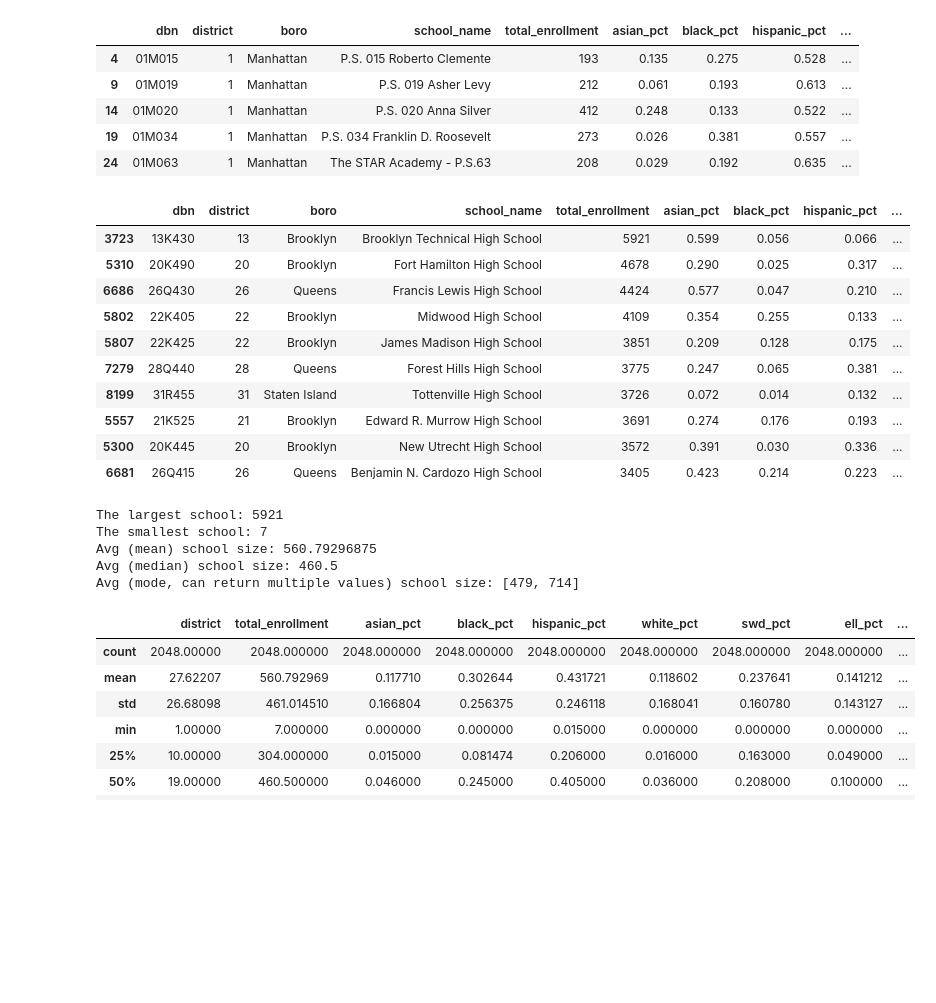
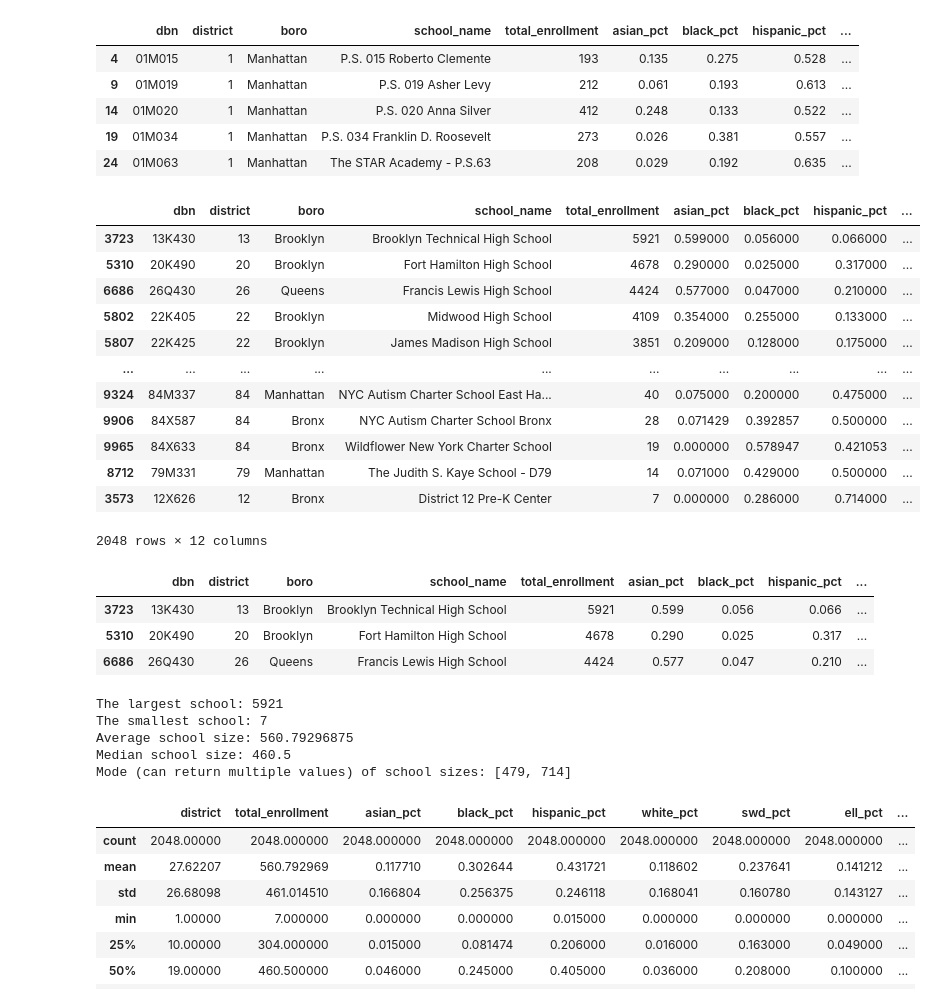
Before and after one commit to adelphi-ed-tech/nycschools, a Jupyter notebook: book/nb/01-Basics/03-basic-stats.ipynb, the cells around one changed output. Saved outputs shown, nothing was run; the diff lists cells and outputs as text; code cells hidden in the pictures; blank space fills up the shorter version.

```diff
--- a/book/nb/01-Basics/03-basic-stats.ipynb
+++ b/book/nb/01-Basics/03-basic-stats.ipynb
@@ -51,37 +53,62 @@ df.head()
 | 19 | 01M034 | 1 | Manhattan | P.S. 034 Franklin D. Roosevelt | 273 | 0.026 | 0.381 | 0.557 | ... |
 | 24 | 01M063 | 1 | Manhattan | The STAR Academy - P.S.63 | 208 | 0.029 | 0.192 | 0.635 | ... |
 # %%
-# sort the data and show just the 10 largest schools
-# sort in descending order (biggest --> smallest)
+# sort enrollments in descending order (greatest to least) by using the 'by' and 'ascending' parameters
+
 data = df.sort_values(by="total_enrollment", ascending=False)
+data
 
-# show the first 10 rows
-data[:10]
+# Comment out the two lines of code above and uncomment
+# the ones below to sort enrollments in ascending order (least to greatest)
+# Take note of the change to the 'ascending' parameter
+
+# data = df.sort_values(by="total_enrollment", ascending=True)
+# data
 # %% [output]
 |  | dbn | district | boro | school_name | total_enrollment | asian_pct | black_pct | hispanic_pct | ... |
-| 3723 | 13K430 | 13 | Brooklyn | Brooklyn Technical High School | 5921 | 0.599 | 0.056 | 0.066 | ... |
-| 5310 | 20K490 | 20 | Brooklyn | Fort Hamilton High School | 4678 | 0.290 | 0.025 | 0.317 | ... |
-| 6686 | 26Q430 | 26 | Queens | Francis Lewis High School | 4424 | 0.577 | 0.047 | 0.210 | ... |
-| 5802 | 22K405 | 22 | Brooklyn | Midwood High School | 4109 | 0.354 | 0.255 | 0.133 | ... |
-| 5807 | 22K425 | 22 | Brooklyn | James Madison High School | 3851 | 0.209 | 0.128 | 0.175 | ... |
-| 7279 | 28Q440 | 28 | Queens | Forest Hills High School | 3775 | 0.247 | 0.065 | 0.381 | ... |
-| 8199 | 31R455 | 31 | Staten Island | Tottenville High School | 3726 | 0.072 | 0.014 | 0.132 | ... |
-| 5557 | 21K525 | 21 | Brooklyn | Edward R. Murrow High School | 3691 | 0.274 | 0.176 | 0.193 | ... |
-| 5300 | 20K445 | 20 | Brooklyn | New Utrecht High School | 3572 | 0.391 | 0.030 | 0.336 | ... |
-| 6681 | 26Q415 | 26 | Queens | Benjamin N. Cardozo High School | 3405 | 0.423 | 0.214 | 0.223 | ... |
+| 3723 | 13K430 | 13 | Brooklyn | Brooklyn Technical High School | 5921 | 0.599000 | 0.056000 | 0.066000 | ... |
+| 5310 | 20K490 | 20 | Brooklyn | Fort Hamilton High School | 4678 | 0.290000 | 0.025000 | 0.317000 | ... |
+| 6686 | 26Q430 | 26 | Queens | Francis Lewis High School | 4424 | 0.577000 | 0.047000 | 0.210000 | ... |
+| 5802 | 22K405 | 22 | Brooklyn | Midwood High School | 4109 | 0.354000 | 0.255000 | 0.133000 | ... |
+| 5807 | 22K425 | 22 | Brooklyn | James Madison High School | 3851 | 0.209000 | 0.128000 | 0.175000 | ... |
+| ... | ... | ... | ... | ... | ... | ... | ... | ... | ... |
+| 9324 | 84M337 | 84 | Manhattan | NYC Autism Charter School East Ha... | 40 | 0.075000 | 0.200000 | 0.475000 | ... |
+| 9906 | 84X587 | 84 | Bronx | NYC Autism Charter School Bronx | 28 | 0.071429 | 0.392857 | 0.500000 | ... |
+| 9965 | 84X633 | 84 | Bronx | Wildflower New York Charter School | 19 | 0.000000 | 0.578947 | 0.421053 | ... |
+| 8712 | 79M331 | 79 | Manhattan | The Judith S. Kaye School - D79 | 14 | 0.071000 | 0.429000 | 0.500000 | ... |
+| 3573 | 12X626 | 12 | Bronx | District 12 Pre-K Center | 7 | 0.000000 | 0.286000 | 0.714000 | ... |
+2048 rows × 12 columns
+# %%
+# show the first 3 rows
+
+data[:3]
+# %% [output]
+|  | dbn | district | boro | school_name | total_enrollment | asian_pct | black_pct | hispanic_pct | ... |
+| 3723 | 13K430 | 13 | Brooklyn | Brooklyn Technical High School | 5921 | 0.599 | 0.056 | 0.066 | ... |
+| 5310 | 20K490 | 20 | Brooklyn | Fort Hamilton High School | 4678 | 0.290 | 0.025 | 0.317 | ... |
+| 6686 | 26Q430 | 26 | Queens | Francis Lewis High School | 4424 | 0.577 | 0.047 | 0.210 | ... |
 # %%
 # get just the total_enrollment column, called a Series in pandas
 enrollment = df["total_enrollment"]
+
+# locate the maxmimum enrollment
 print("The largest school:", enrollment.max())
+
+# locate the minimum enrollment
 print("The smallest school:", enrollment.min())
 
-print("Avg (mean) school size:", enrollment.mean())
-print("Avg (median) school size:", enrollment.median())
-print("Avg (mode, can return multiple values) school size:", list(enrollment.mode()))
+# calculate the average enrollment
+print("Average school size:", enrollment.mean())
+
+# calculate the median enrollment
+print("Median school size:", enrollment.median())
+
+# calculate the mode of enrollments
+print("Mode (can return multiple values) of school sizes:", list(enrollment.mode()))
 # %% [output]
 The largest school: 5921
 The smallest school: 7
-Avg (mean) school size: 560.79296875
-Avg (median) school size: 460.5
-Avg (mode, can return multiple values) school size: [479, 714]
+Average school size: 560.79296875
+Median school size: 460.5
+Mode (can return multiple values) of school sizes: [479, 714]
 # %%
```
Also changed, not shown: parts of 6 cells of this notebook.
